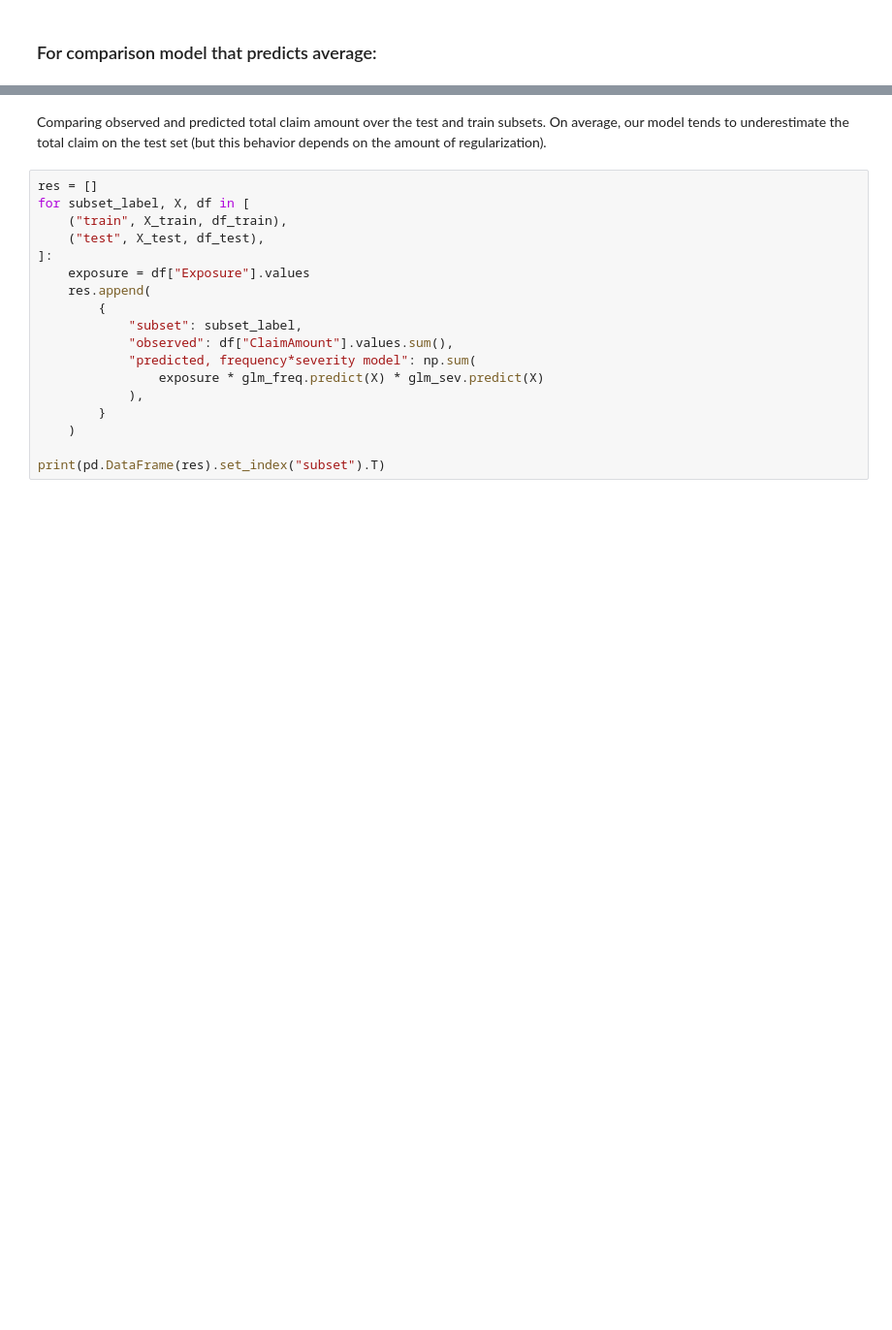
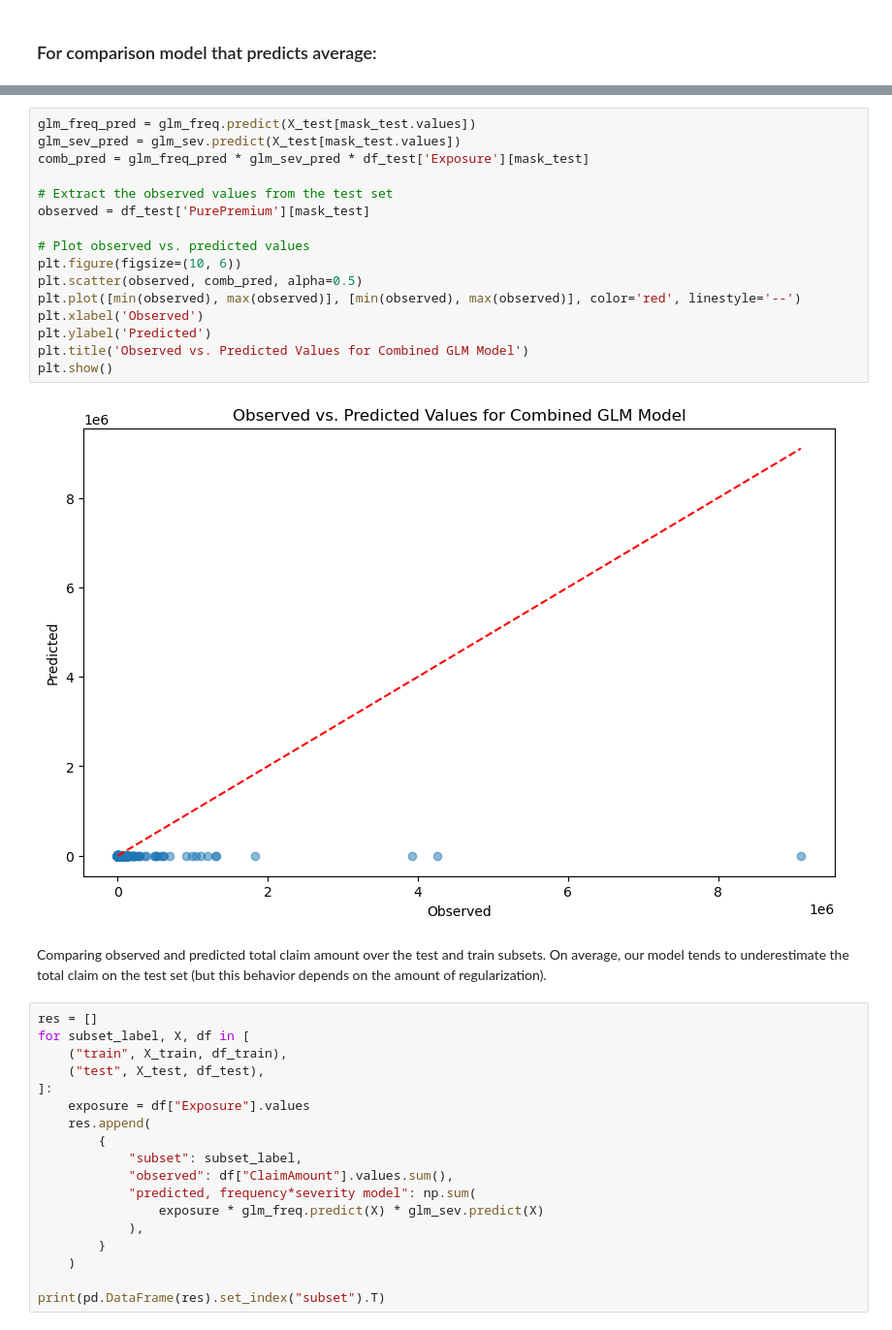
Before and after one commit to jvkubm/huk-coding-challenge, a Jupyter notebook: analysis/analysis.ipynb, the cells around one changed output, grey strips where cells are left out. Shown: that part at 97% size. Saved outputs shown, nothing was run; the diff lists cells and outputs as text; blank space fills up the shorter version.

```diff
--- a/analysis/analysis.ipynb
+++ b/analysis/analysis.ipynb
@@ -846,3 +847,21 @@ scores_product_model
+# %%
+glm_freq_pred = glm_freq.predict(X_test[mask_test.values])
+glm_sev_pred = glm_sev.predict(X_test[mask_test.values])
+comb_pred = glm_freq_pred * glm_sev_pred * df_test['Exposure'][mask_test]
+
+# Extract the observed values from the test set
+observed = df_test['PurePremium'][mask_test]
+
+# Plot observed vs. predicted values
+plt.figure(figsize=(10, 6))
+plt.scatter(observed, comb_pred, alpha=0.5)
+plt.plot([min(observed), max(observed)], [min(observed), max(observed)], color='red', linestyle='--')
+plt.xlabel('Observed')
+plt.ylabel('Predicted')
+plt.title('Observed vs. Predicted Values for Combined GLM Model')
+plt.show()
+# %% [output]
+[figure, added]
 # %% [markdown]
 Comparing observed and predicted total claim amount over the test and train subsets. On average, our model tends to underestimate the total claim on the test set (but this behavior depends on the amount of regularization).
 # %%
```
Also changed, not shown: parts of 16 cells of this notebook.
